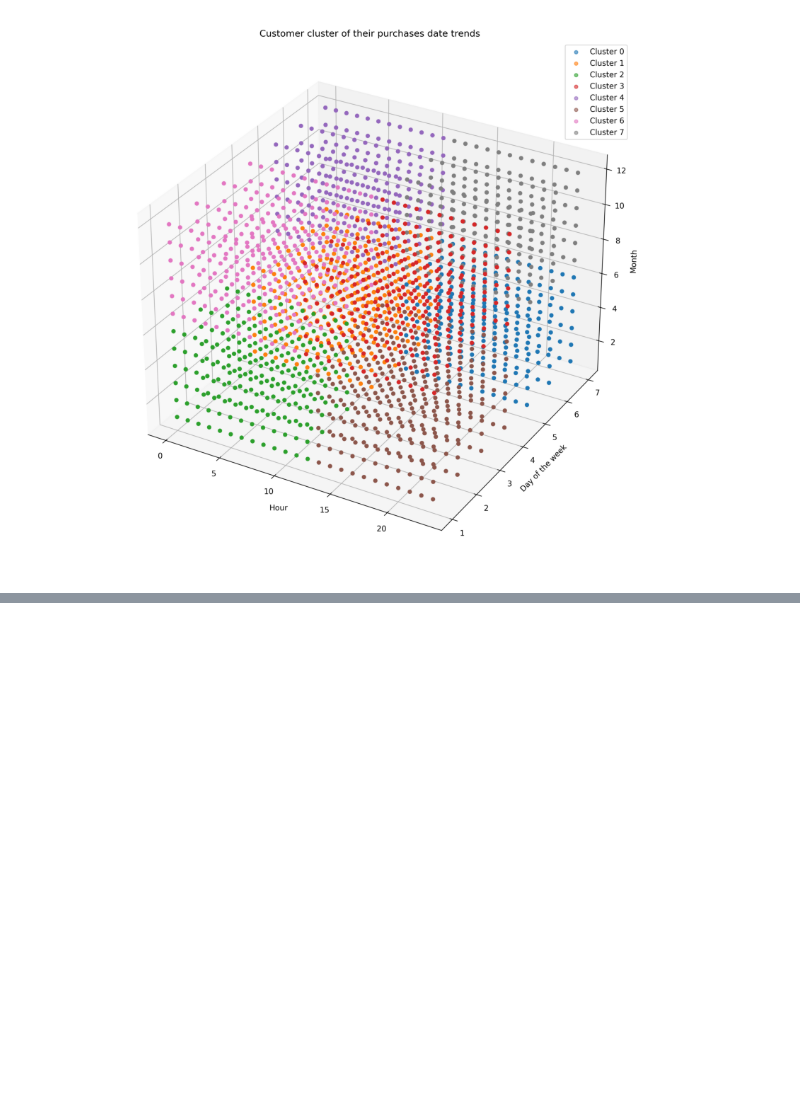
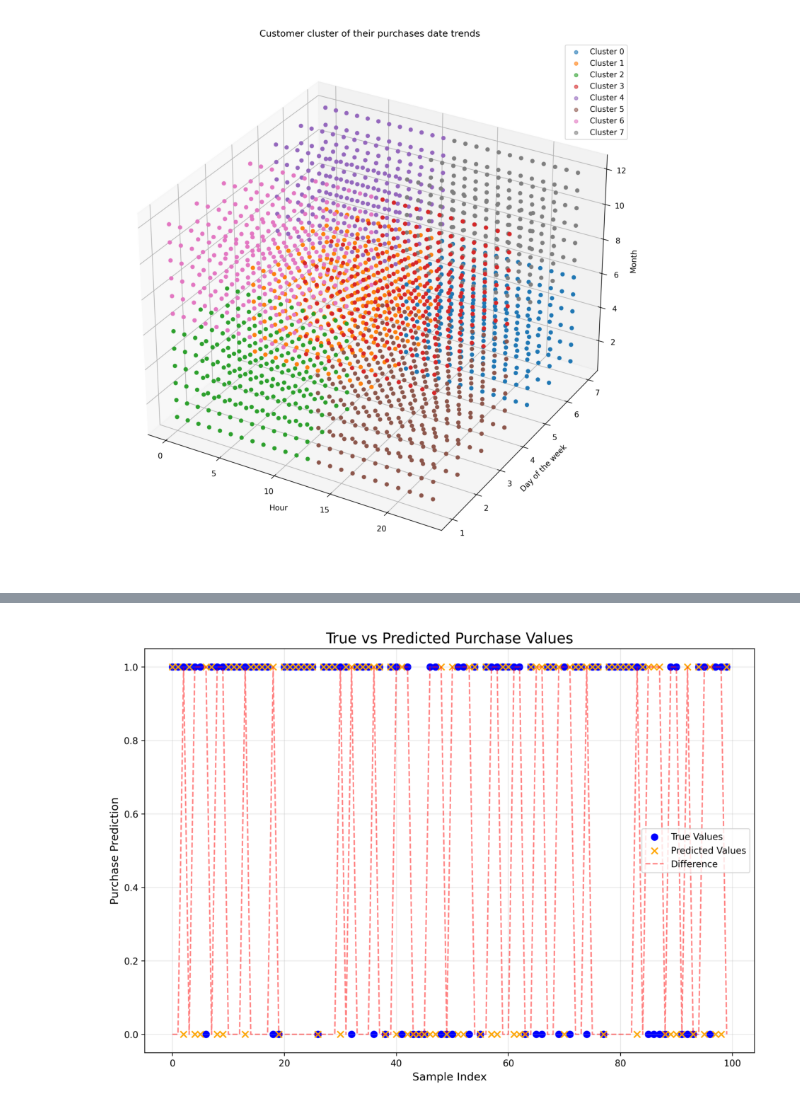
Before and after one commit to Zar-meyo/big-data-pipeline-Le-groupe, a Jupyter notebook: ML-Analysis/ML_Report.ipynb, the cells around one changed output, grey strips where cells are left out. Drawn from its saved outputs; the diff is of its cells as text; code cells hidden in the pictures; blank space fills up the shorter version.

Commit message:
finished report + add 2 pictures for prediction model

```diff
--- a/ML-Analysis/ML_Report.ipynb
+++ b/ML-Analysis/ML_Report.ipynb
@@ -66,0 +77,4 @@ display_image("Plot_result/time_clusters.png")
+# %%
+display_image("Plot_result/predict_purchase_next_hour.png")
+# %% [output]
+[figure, added]
```
Also changed, not shown: parts of 9 cells of this notebook, 3 other files.
